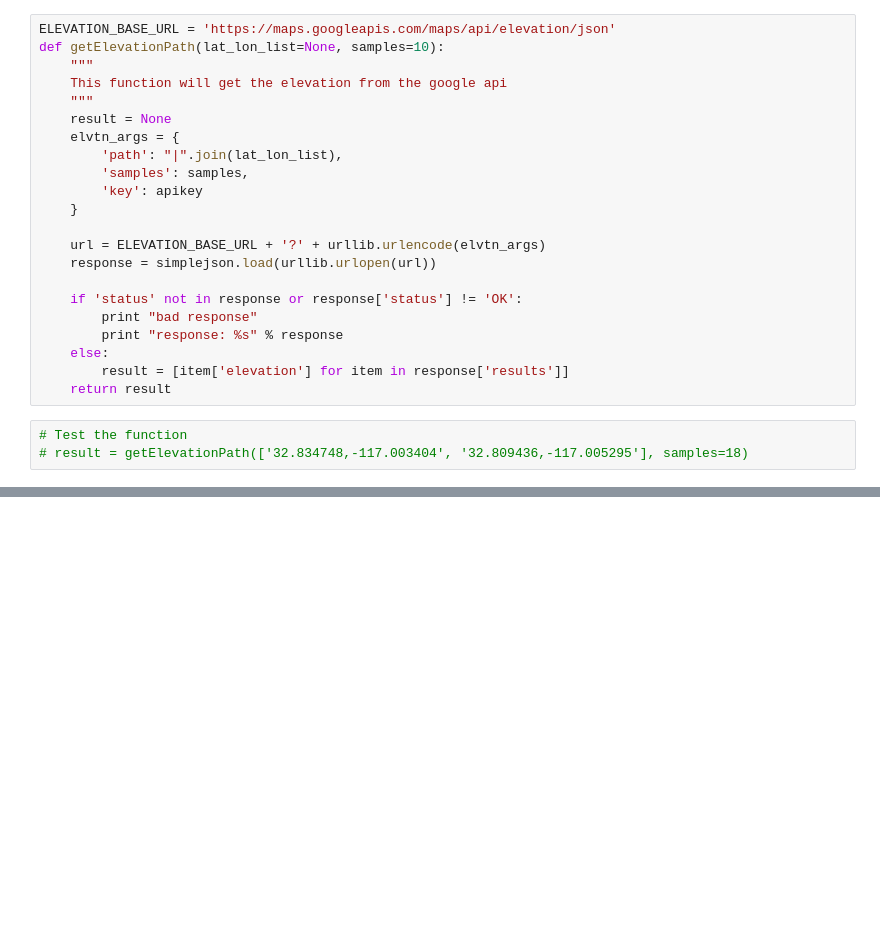
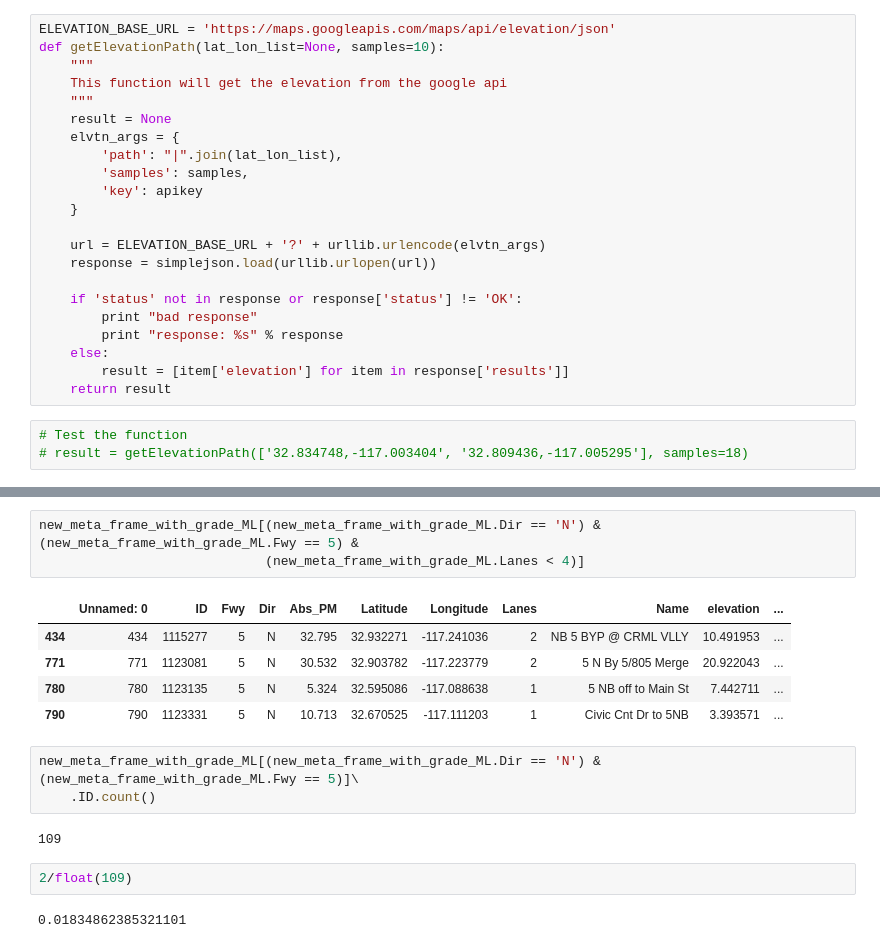
Before and after one commit to abrespect/DSE_Cohort2_Traffic_Capstone, a Jupyter notebook: cohort2/exploration/data_get_terrain.ipynb, the cells around one changed output, grey strips where cells are left out. Cells and saved outputs as stored; diff of their text form; blank space fills up the shorter version.

```diff
--- a/cohort2/exploration/data_get_terrain.ipynb
+++ b/cohort2/exploration/data_get_terrain.ipynb
@@ -356,0 +553,18 @@ new_meta_frame_with_grade[new_meta_frame_with_grade.Type == 'ML'].to_csv('../dat
+# %%
+new_meta_frame_with_grade_ML[(new_meta_frame_with_grade_ML.Dir == 'N') & (new_meta_frame_with_grade_ML.Fwy == 5) &
+                             (new_meta_frame_with_grade_ML.Lanes < 4)]
+# %% [output]
+|  | Unnamed: 0 | ID | Fwy | Dir | Abs_PM | Latitude | Longitude | Lanes | Name | elevation | ... |
+| 434 | 434 | 1115277 | 5 | N | 32.795 | 32.932271 | -117.241036 | 2 | NB 5 BYP @ CRML VLLY | 10.491953 | ... |
+| 771 | 771 | 1123081 | 5 | N | 30.532 | 32.903782 | -117.223779 | 2 | 5 N By 5/805 Merge | 20.922043 | ... |
+| 780 | 780 | 1123135 | 5 | N | 5.324 | 32.595086 | -117.088638 | 1 | 5 NB off to Main St | 7.442711 | ... |
+| 790 | 790 | 1123331 | 5 | N | 10.713 | 32.670525 | -117.111203 | 1 | Civic Cnt Dr to 5NB | 3.393571 | ... |
+# %%
+new_meta_frame_with_grade_ML[(new_meta_frame_with_grade_ML.Dir == 'N') & (new_meta_frame_with_grade_ML.Fwy == 5)]\
+    .ID.count()
+# %% [output]
+109
+# %%
+2/float(109)
+# %% [output]
+0.01834862385321101
```
Also changed, not shown: parts of 57 cells of this notebook, 4 other files.
